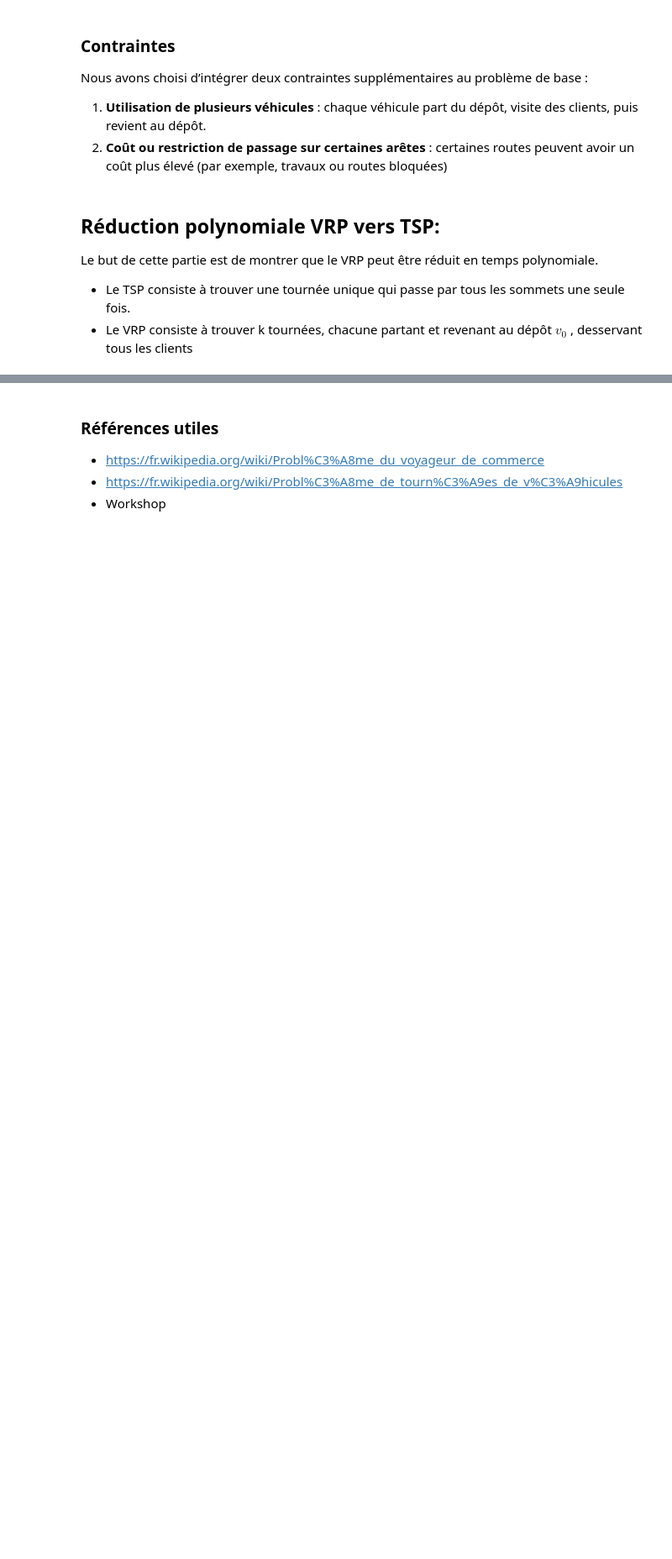
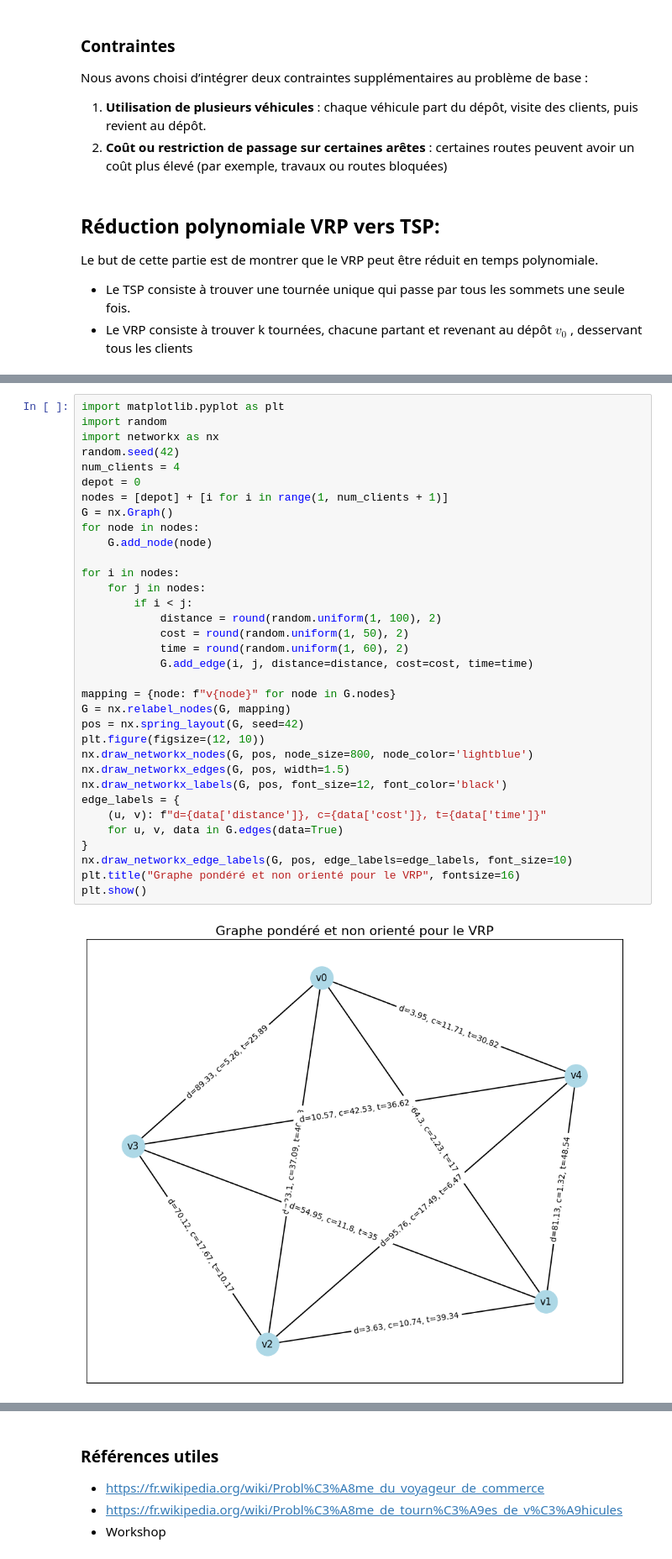
Before and after one commit to Hassen-Medles/Operational-Research, a Jupyter notebook: Livrable_Modélisation.ipynb, the cells around one changed output, grey strips where cells are left out. Shown at 84% size. Cells and saved outputs as stored; diff of their text form; blank space fills up the shorter version.

```diff
--- a/Livrable_Modélisation.ipynb
+++ b/Livrable_Modélisation.ipynb
@@ -51 +56,37 @@ Le but de cette partie est de montrer que le VRP peut être réduit en temps pol
+# %%
+import matplotlib.pyplot as plt
+import random
+import networkx as nx
+random.seed(42)
+num_clients = 4
+depot = 0
+nodes = [depot] + [i for i in range(1, num_clients + 1)]
+G = nx.Graph()
+for node in nodes:
+    G.add_node(node)
+
+for i in nodes:
+    for j in nodes:
+        if i < j:
+            distance = round(random.uniform(1, 100), 2)
+            cost = round(random.uniform(1, 50), 2)
+            time = round(random.uniform(1, 60), 2)
+            G.add_edge(i, j, distance=distance, cost=cost, time=time)
+
+mapping = {node: f"v{node}" for node in G.nodes}
+G = nx.relabel_nodes(G, mapping)
+pos = nx.spring_layout(G, seed=42)
+plt.figure(figsize=(12, 10))
+nx.draw_networkx_nodes(G, pos, node_size=800, node_color='lightblue')
+nx.draw_networkx_edges(G, pos, width=1.5)
+nx.draw_networkx_labels(G, pos, font_size=12, font_color='black')
+edge_labels = {
+    (u, v): f"d={data['distance']}, c={data['cost']}, t={data['time']}"
+    for u, v, data in G.edges(data=True)
+}
+nx.draw_networkx_edge_labels(G, pos, edge_labels=edge_labels, font_size=10)
+plt.title("Graphe pondéré et non orienté pour le VRP", fontsize=16)
+plt.show()
+# %% [output]
+[figure, added]
 # %% [markdown]
```
Also changed, not shown: parts of 6 cells of this notebook.
